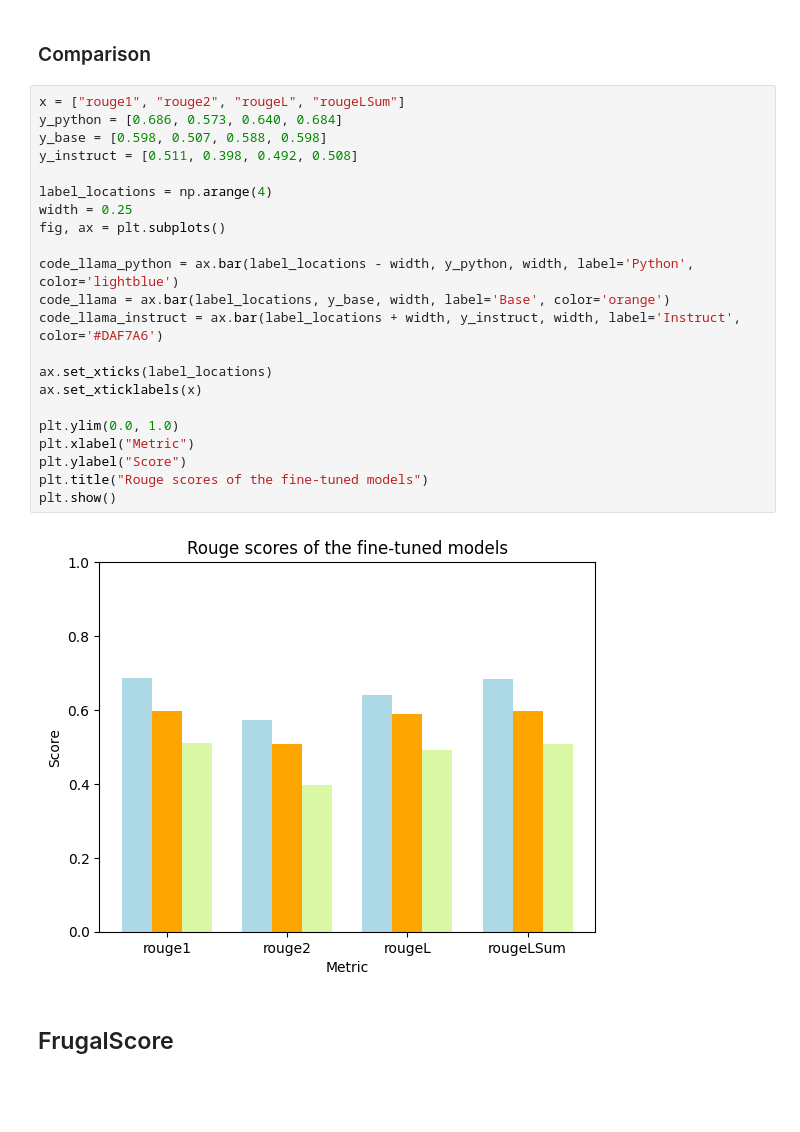
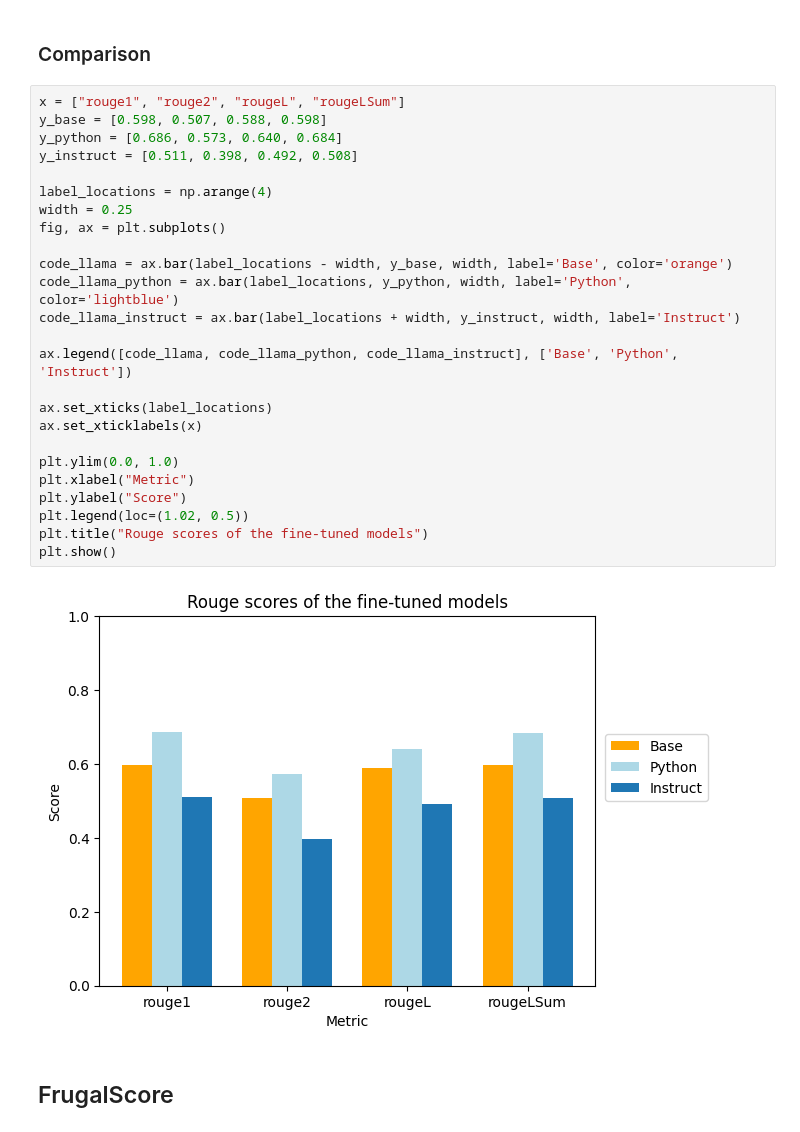
Before and after one commit to annaluizacaraciolo/fine_tuning_for_mojo_gen, a Jupyter notebook: MetricsPlots.ipynb, the cells around one changed output. Saved outputs shown, nothing was run; the diff lists cells and outputs as text; blank space fills up the shorter version.

```diff
--- a/MetricsPlots.ipynb
+++ b/MetricsPlots.ipynb
@@ -49,28 +49,31 @@ plt.show()
 ### Comparison
 # %%
 x = ["rouge1", "rouge2", "rougeL", "rougeLSum"]
+y_base = [0.598, 0.507, 0.588, 0.598]
 y_python = [0.686, 0.573, 0.640, 0.684]
-y_base = [0.598, 0.507, 0.588, 0.598]
 y_instruct = [0.511, 0.398, 0.492, 0.508]
 
 label_locations = np.arange(4)
 width = 0.25
 fig, ax = plt.subplots()
 
-code_llama_python = ax.bar(label_locations - width, y_python, width, label='Python', color='lightblue')
-code_llama = ax.bar(label_locations, y_base, width, label='Base', color='orange')
-code_llama_instruct = ax.bar(label_locations + width, y_instruct, width, label='Instruct', color='#DAF7A6')
+code_llama = ax.bar(label_locations - width, y_base, width, label='Base', color='orange')
+code_llama_python = ax.bar(label_locations, y_python, width, label='Python', color='lightblue')
+code_llama_instruct = ax.bar(label_locations + width, y_instruct, width, label='Instruct')
+
+ax.legend([code_llama, code_llama_python, code_llama_instruct], ['Base', 'Python', 'Instruct'])
 
 ax.set_xticks(label_locations)
 ax.set_xticklabels(x)
 
 plt.ylim(0.0, 1.0)
 plt.xlabel("Metric")
 plt.ylabel("Score")
+plt.legend(loc=(1.02, 0.5))
 plt.title("Rouge scores of the fine-tuned models")
 plt.show()
 # %% [output]
-[figure, old version]
+[figure, new version]
 # %% [markdown]
 ## FrugalScore
 # %% [markdown]
```
Also changed, not shown: parts of 1 cell of this notebook, 12 other files.
